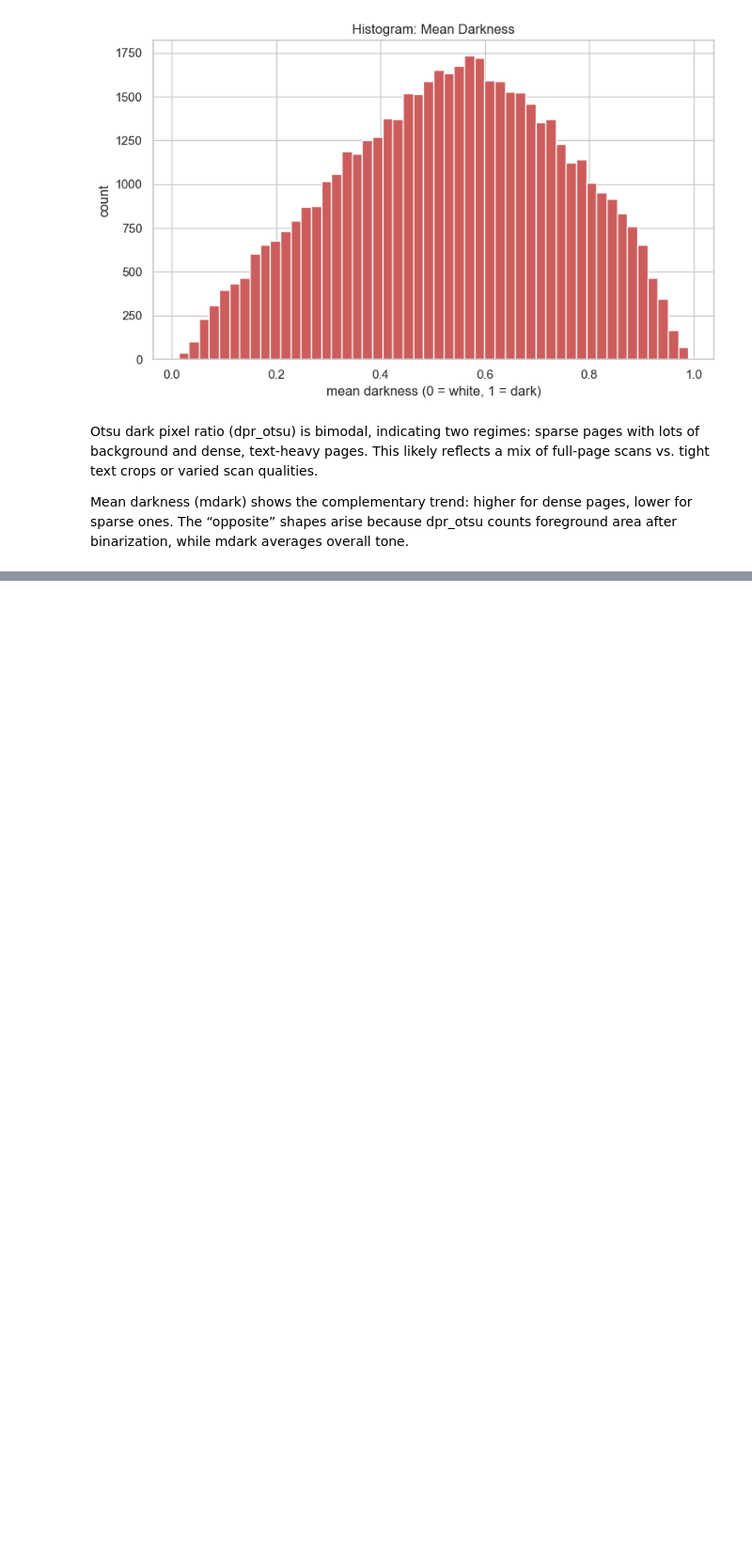
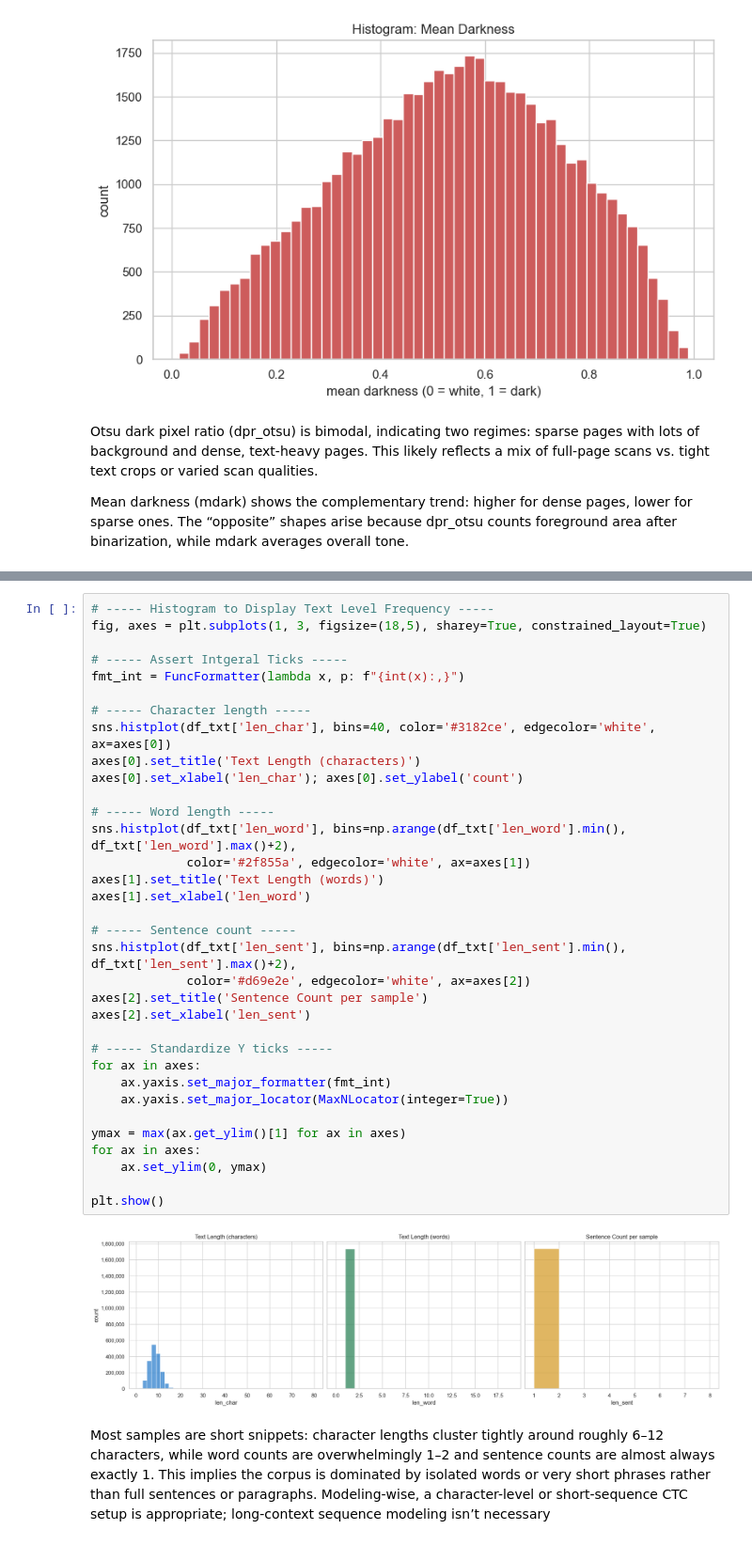
Before and after one commit to Shashquatch28/optical-character-recognition, a Jupyter notebook: EDA.ipynb, the cells around one changed output, grey strips where cells are left out. Shown: that part at 94% size. Drawn from its saved outputs; the diff is of its cells as text; blank space fills up the shorter version.

```diff
--- a/EDA.ipynb
+++ b/EDA.ipynb
@@ -554,0 +800,38 @@ Mean darkness (mdark) shows the complementary trend: higher for dense pages, low
+# %%
+# ----- Histogram to Display Text Level Frequency -----
+fig, axes = plt.subplots(1, 3, figsize=(18,5), sharey=True, constrained_layout=True)
+
+# ----- Assert Intgeral Ticks -----
+fmt_int = FuncFormatter(lambda x, p: f"{int(x):,}")
+
+# ----- Character length -----
+sns.histplot(df_txt['len_char'], bins=40, color='#3182ce', edgecolor='white', ax=axes[0])
+axes[0].set_title('Text Length (characters)')
+axes[0].set_xlabel('len_char'); axes[0].set_ylabel('count')
+
+# ----- Word length -----
+sns.histplot(df_txt['len_word'], bins=np.arange(df_txt['len_word'].min(), df_txt['len_word'].max()+2),
+             color='#2f855a', edgecolor='white', ax=axes[1])
+axes[1].set_title('Text Length (words)')
+axes[1].set_xlabel('len_word')
+
+# ----- Sentence count -----
+sns.histplot(df_txt['len_sent'], bins=np.arange(df_txt['len_sent'].min(), df_txt['len_sent'].max()+2),
+             color='#d69e2e', edgecolor='white', ax=axes[2])
+axes[2].set_title('Sentence Count per sample')
+axes[2].set_xlabel('len_sent')
+
+# ----- Standardize Y ticks -----
+for ax in axes:
+    ax.yaxis.set_major_formatter(fmt_int)
+    ax.yaxis.set_major_locator(MaxNLocator(integer=True))
+
+ymax = max(ax.get_ylim()[1] for ax in axes)
+for ax in axes:
+    ax.set_ylim(0, ymax)
+
+plt.show()
+# %% [output]
+[figure, added]
+# %% [markdown]
+Most samples are short snippets: character lengths cluster tightly around roughly 6–12 characters, while word counts are overwhelmingly 1–2 and sentence counts are almost always exactly 1. This implies the corpus is dominated by isolated words or very short phrases rather than full sentences or paragraphs. Modeling-wise, a character-level or short-sequence CTC setup is appropriate; long-context sequence modeling isn’t necessary
```
Also changed, not shown: parts of 39 cells of this notebook.
